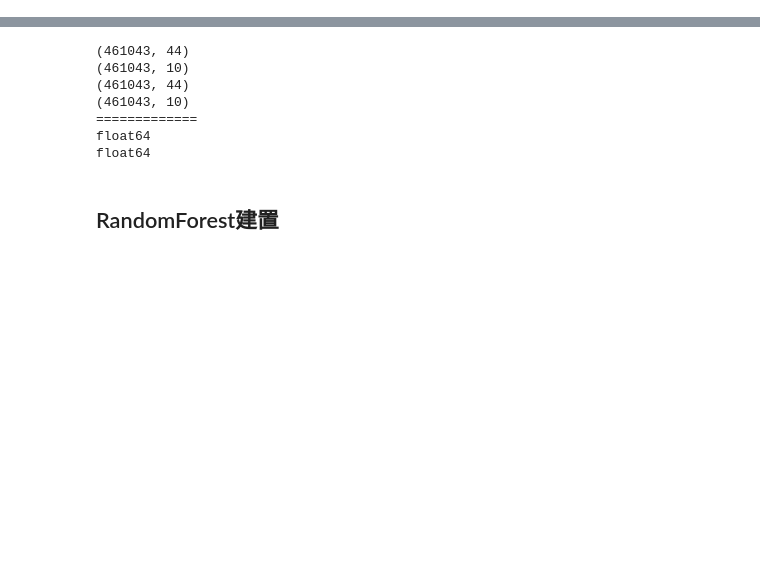
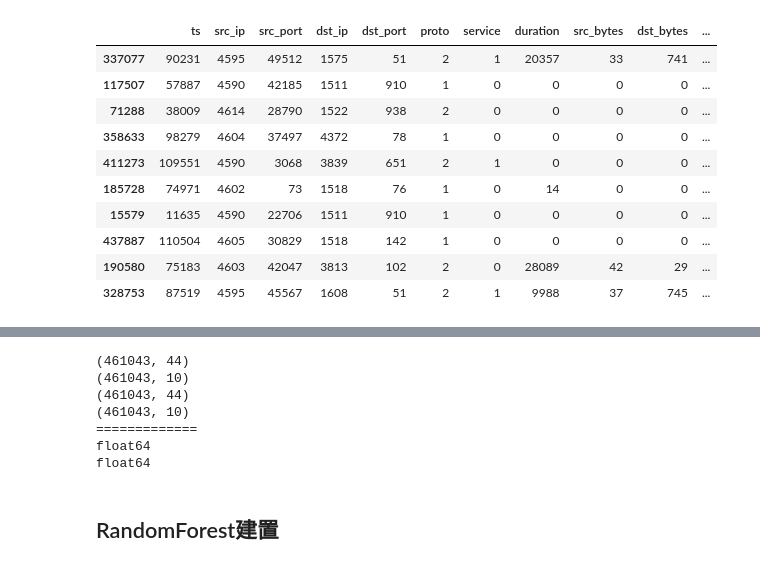
Before and after one commit to allankizgzz/Machine_training, a Jupyter notebook: RandomForestNetwork.ipynb, the cells around one changed output, grey strips where cells are left out. Cells and saved outputs as stored; diff of their text form; code cells hidden in the pictures; blank space fills up the shorter version.

```diff
--- a/RandomForestNetwork.ipynb
+++ b/RandomForestNetwork.ipynb
@@ -45,0 +24,94 @@ data.head(10)
+# %%
+data = pd.read_csv("Network_processed_data.csv")
+for i in range (10):
+    data = shuffle(data)
+#將資料空格刪除
+# data = data.apply(lambda x: x.str.strip() if x.dtype == "object" else x)
+# #創建 LabelEncoder 物件
+# label_encoder = LabelEncoder()
+# #labeling
+# data['service'] = data['service'].map({"-":0,})
+# data['dns_query'] = data['dns_query'].map({"-":0,})
+# data['dns_AA'] = data['dns_AA'].map({"-":0,})
+# data['dns_RD'] = data['dns_RD'].map({"-":0})
+# data['dns_RA'] = data['dns_RA'].map({"-":0,})
+# data['dns_rejected'] = data['dns_rejected'].map({"-":0,})
+# data['ssl_version'] = data['ssl_version'].map({"-":0,})
+# data['ssl_cipher'] = data['ssl_cipher'].map({"-":0,})
+# data['ssl_resumed'] = data['ssl_resumed'].map({"-":0,})
+# data['ssl_established'] = data['ssl_established'].map({"-":0,})
+# data['ssl_subject'] = data['ssl_subject'].map({"-":0,})
+# data['ssl_issuer'] = data['ssl_issuer'].map({"-":0,})
+# data['http_trans_depth'] = data['http_trans_depth'].map({"-":0,})
+# data['http_method'] = data['http_method'].map({"-":0,})
+# data['http_uri'] = data['http_uri'].map({"-":0,})
+# data['http_version'] = data['http_version'].map({"-":0,})
+# data['http_orig_mime_types'] = data['http_orig_mime_types'].map({"-":0,})
+# data['http_resp_mime_types'] = data['http_resp_mime_types'].map({"-":0,})
+# data['weird_name'] = data['weird_name'].map({"-":0,})
+# data['weird_addl'] = data['weird_addl'].map({"-":0,})
+# data['weird_notice'] = data['weird_notice'].map({"-":0,})
+# data['weird_name'] = data['weird_name'].map({"-":0,})
+# # 將目標變量進行編碼（如果是字串形式）
+# data['ts'] = label_encoder.fit_transform(data['ts'])
+# data['src_ip'] = label_encoder.fit_transform(data['src_ip'])
+# data['src_port'] = label_encoder.fit_transform(data['src_port'])
+# data['dst_ip'] = label_encoder.fit_transform(data['dst_ip'])
+# data['dst_port'] = label_encoder.fit_transform(data['dst_port'])
+# data['proto'] = label_encoder.fit_transform(data['proto'])
+# data['service'] = label_encoder.fit_transform(data['service'])
+# data['duration'] = label_encoder.fit_transform(data['duration'])
+# data['src_bytes'] = label_encoder.fit_transform(data['src_bytes'])
+# data['dst_bytes'] = label_encoder.fit_transform(data['dst_bytes'])
+# data['conn_state'] = label_encoder.fit_transform(data['conn_state'])
+# data['missed_bytes'] = label_encoder.fit_transform(data['missed_bytes'])
+# data['src_pkts'] = label_encoder.fit_transform(data['src_pkts'])
+# data['src_ip_bytes'] = label_encoder.fit_transform(data['src_ip_bytes'])
+# data['dst_pkts'] = label_encoder.fit_transform(data['dst_pkts'])
+# data['dst_ip_bytes'] = label_encoder.fit_transform(data['dst_ip_bytes'])
+# data['dns_query'] = label_encoder.fit_transform(data['dns_query'])
+# data['dns_qclass'] = label_encoder.fit_transform(data['dns_qclass'])
+# data['dns_qtype'] = label_encoder.fit_transform(data['dns_qtype'])
+# data['dns_rcode'] = label_encoder.fit_transform(data['dns_rcode'])
+# data['dns_AA'] = label_encoder.fit_transform(data['dns_AA'])
+# data['dns_RD'] = label_encoder.fit_transform(data['dns_RD'])
+# data['dns_RA'] = label_encoder.fit_transform(data['dns_RA'])
+# data['dns_rejected'] = label_encoder.fit_transform(data['dns_rejected'])
+# data['ssl_version'] = label_encoder.fit_transform(data['ssl_version'])
+# data['ssl_cipher'] = label_encoder.fit_transform(data['ssl_cipher'])
+# data['ssl_resumed'] = label_encoder.fit_transform(data['ssl_resumed'])
+# data['ssl_established'] = label_encoder.fit_transform(data['ssl_established'])
+# data['ssl_subject'] = label_encoder.fit_transform(data['ssl_subject'])
+# data['ssl_issuer'] = label_encoder.fit_transform(data['ssl_issuer'])
+# data['http_trans_depth'] = label_encoder.fit_transform(data['http_trans_depth'])
+# data['http_method'] = label_encoder.fit_transform(data['http_method'])
+# data['http_uri'] = label_encoder.fit_transform(data['http_uri'])
+# data['http_version'] = label_encoder.fit_transform(data['http_version'])
+# data['http_request_body_len'] = label_encoder.fit_transform(data['http_request_body_len'])
+# data['http_response_body_len'] = label_encoder.fit_transform(data['http_response_body_len'])
+# data['http_response_body_len'] = label_encoder.fit_transform(data['http_response_body_len'])
+# data['http_status_code'] = label_encoder.fit_transform(data['http_status_code'])
+# data['http_user_agent'] = label_encoder.fit_transform(data['http_user_agent'])
+# data['http_orig_mime_types'] = label_encoder.fit_transform(data['http_orig_mime_types'])
+# data['http_resp_mime_types'] = label_encoder.fit_transform(data['http_resp_mime_types'])
+# data['weird_name'] = label_encoder.fit_transform(data['weird_name'])
+# data['weird_addl'] = label_encoder.fit_transform(data['weird_addl'])
+# data['weird_notice'] = label_encoder.fit_transform(data['weird_notice'])
+# data['label'] = label_encoder.fit_transform(data['label'])
+# data['type'] = data['type'].map({"backdoor":0,"ddos":1,"dos":2,"injection":3,"mitm":4,"normal":5,"password":6,"ransomware":7,"scanning":8,"xss":9})
+
+pd.set_option('display.max_columns', 50)
+pd.set_option('display.max_rows', 50)
+data.head(10)
+# %% [output]
+|  | ts | src_ip | src_port | dst_ip | dst_port | proto | service | duration | src_bytes | dst_bytes | ... |
+| 337077 | 90231 | 4595 | 49512 | 1575 | 51 | 2 | 1 | 20357 | 33 | 741 | ... |
+| 117507 | 57887 | 4590 | 42185 | 1511 | 910 | 1 | 0 | 0 | 0 | 0 | ... |
+| 71288 | 38009 | 4614 | 28790 | 1522 | 938 | 2 | 0 | 0 | 0 | 0 | ... |
+| 358633 | 98279 | 4604 | 37497 | 4372 | 78 | 1 | 0 | 0 | 0 | 0 | ... |
+| 411273 | 109551 | 4590 | 3068 | 3839 | 651 | 2 | 1 | 0 | 0 | 0 | ... |
+| 185728 | 74971 | 4602 | 73 | 1518 | 76 | 1 | 0 | 14 | 0 | 0 | ... |
+| 15579 | 11635 | 4590 | 22706 | 1511 | 910 | 1 | 0 | 0 | 0 | 0 | ... |
+| 437887 | 110504 | 4605 | 30829 | 1518 | 142 | 1 | 0 | 0 | 0 | 0 | ... |
+| 190580 | 75183 | 4603 | 42047 | 3813 | 102 | 2 | 0 | 28089 | 42 | 29 | ... |
+| 328753 | 87519 | 4595 | 45567 | 1608 | 51 | 2 | 1 | 9988 | 37 | 745 | ... |
```
Also changed, not shown: parts of 6 cells of this notebook, 2 other files.
